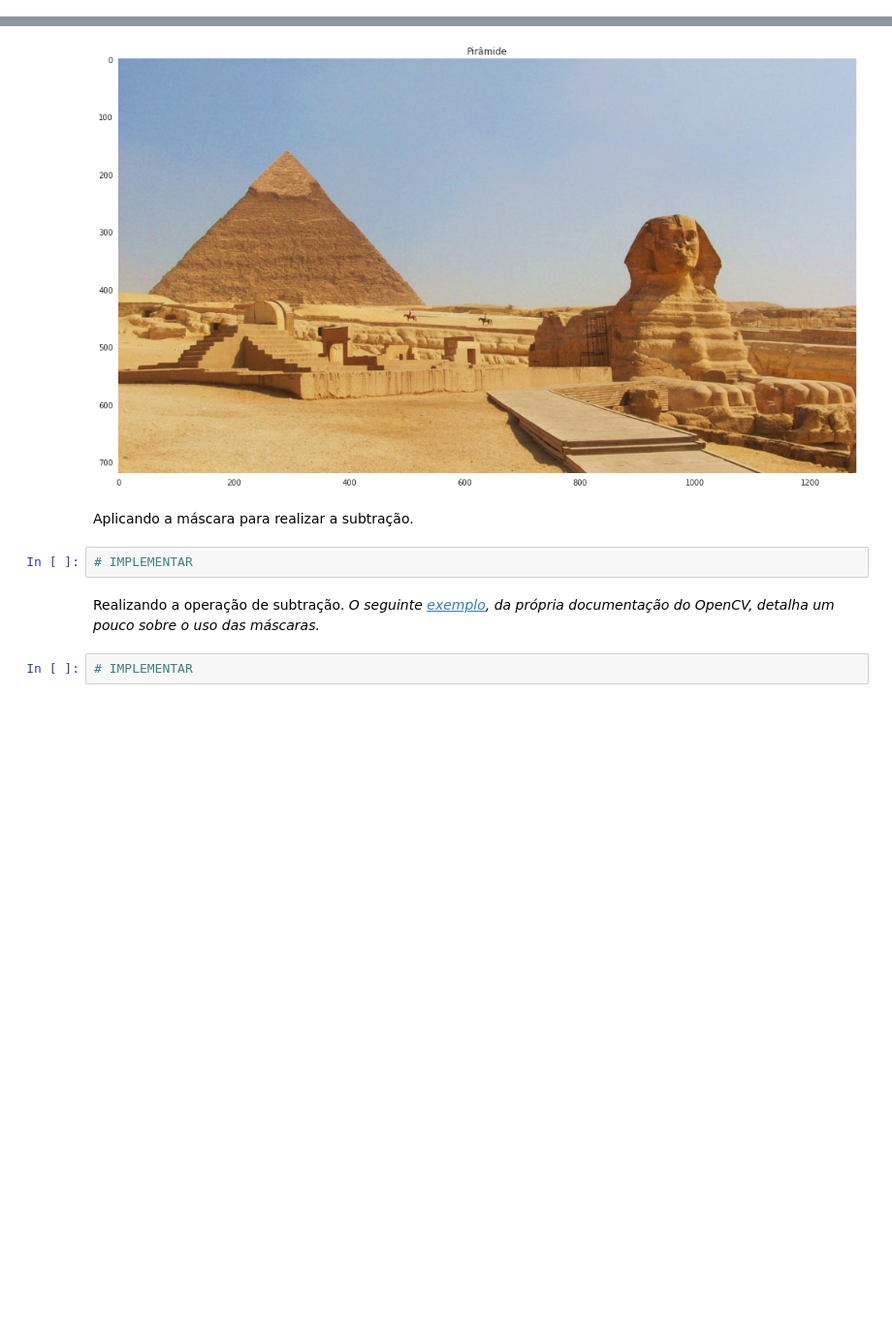
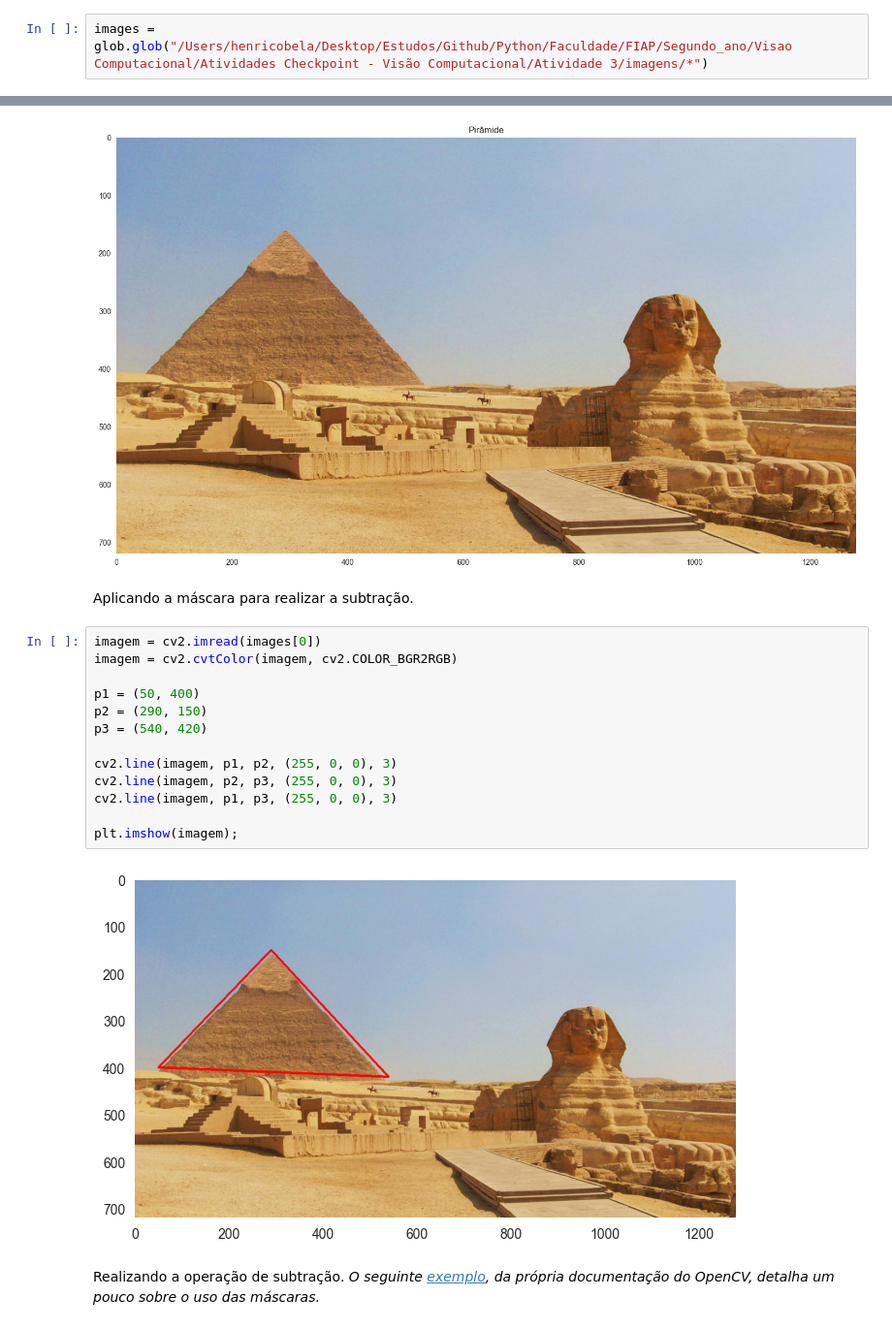
Before and after one commit to henricobela/Python, a Jupyter notebook: Faculdade/FIAP/Segundo_ano/Visao Computacional/Atividades Checkpoint - Visão Computacional/Atividade 3/atividade3.ipynb, the cells around one changed output, grey strips where cells are left out. Shown at 97% size. Saved outputs shown, nothing was run; the diff lists cells and outputs as text; blank space fills up the shorter version.

```diff
--- a/Faculdade/FIAP/Segundo_ano/Visao Computacional/Atividades Checkpoint - Visão Computacional/Atividade 3/atividade3.ipynb
+++ b/Faculdade/FIAP/Segundo_ano/Visao Computacional/Atividades Checkpoint - Visão Computacional/Atividade 3/atividade3.ipynb
@@ -43,3 +41,5 @@ sns.set_style("whitegrid", {'axes.grid' : False})
 ## 2. Solução
 
 Carregando a imagem original.
+# %%
+images = glob.glob("/Users/henricobela/Desktop/Estudos/Github/Python/Faculdade/FIAP/Segundo_ano/Visao Computacional/Atividades Checkpoint - Visão Computacional/Atividade 3/imagens/*")
@@ -55,10 +59,21 @@ Text(0.5, 1.0, 'Pirâmide')
 [figure]
 # %% [markdown]
 Aplicando a máscara para realizar a subtração.
-# %%
-# IMPLEMENTAR
+# %%
+imagem = cv2.imread(images[0])
+imagem = cv2.cvtColor(imagem, cv2.COLOR_BGR2RGB)
+
+p1 = (50, 400)
+p2 = (290, 150)
+p3 = (540, 420)
+
+cv2.line(imagem, p1, p2, (255, 0, 0), 3)
+cv2.line(imagem, p2, p3, (255, 0, 0), 3)
+cv2.line(imagem, p1, p3, (255, 0, 0), 3)
+
+plt.imshow(imagem);
+# %% [output]
+[figure, added]
 # %% [markdown]
 Realizando a operação de subtração.
 *O seguinte [exemplo](https://docs.opencv.org/3.2.0/d0/d86/tutorial_py_image_arithmetics.html), da própria documentação do OpenCV, detalha um pouco sobre o uso das máscaras.*
-# %%
-# IMPLEMENTAR
```
Also changed, not shown: parts of 7 cells of this notebook, 1 other file.
